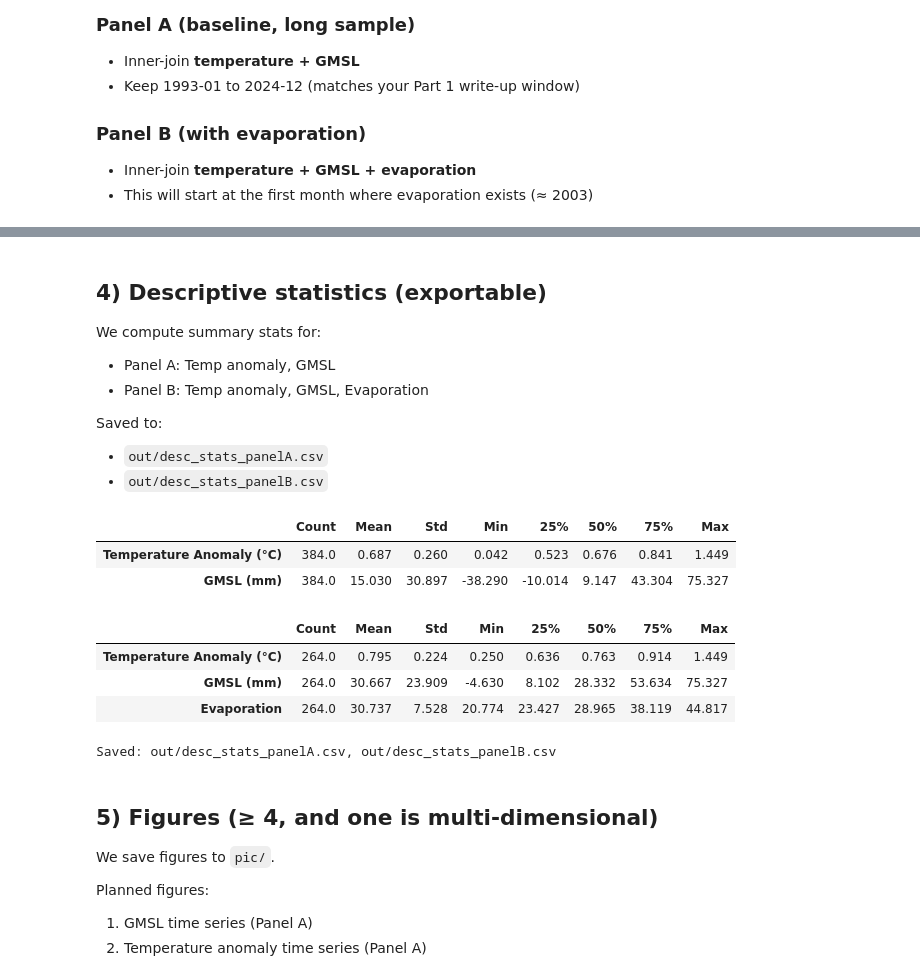
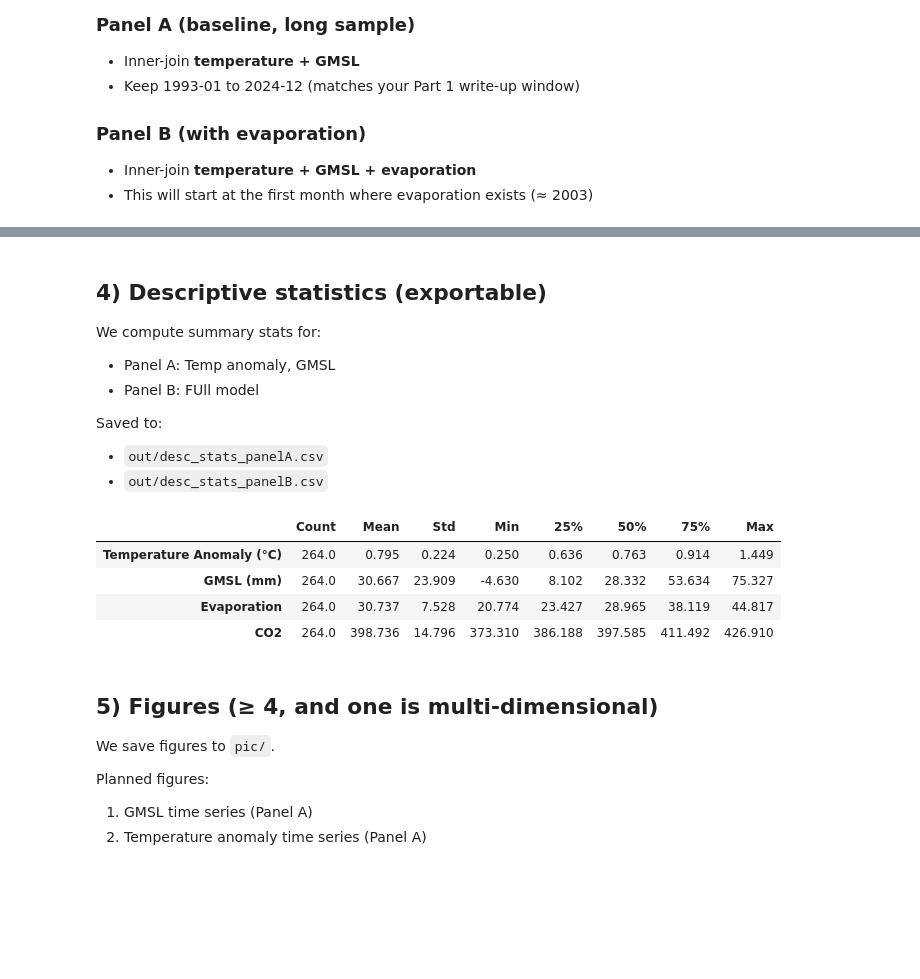
Before and after one commit to XinaiLU/5205_final_proj, a Jupyter notebook: 5205 final.ipynb, the cells around one changed output, grey strips where cells are left out. Drawn from its saved outputs; the diff is of its cells as text; code cells hidden in the pictures; blank space fills up the shorter version.

```diff
--- a/5205 final.ipynb
+++ b/5205 final.ipynb
@@ -197,14 +237,17 @@ def add_time_features(df: pd.DataFrame) -> pd.DataFrame:
 temp = read_temperature_anomaly_txt(TEMP_PATH)
 gmsl = read_gmsl_txt_yearfrac(GMSL_PATH)
 evap = read_evaporation_csv(EVAP_PATH)
+co2 = read_co2_mlo_csv(CO2_PATH)
 
 print("Temp rows:", len(temp), "range:", temp["date"].min(), "to", temp["date"].max())
 print("GMSL rows:", len(gmsl), "range:", gmsl["date"].min(), "to", gmsl["date"].max())
 print("Evap rows:", len(evap), "range:", evap["date"].min(), "to", evap["date"].max())
+print("CO2 rows:", len(co2), "range:", co2["date"].min(), "to", co2["date"].max())
 
 display(temp.head())
 display(gmsl.head())
 display(evap.head())
+display(co2.head())
 # %% [output]
 Temp rows: 2109 range: 1850-01-15 00:00:00 to 2025-09-15 00:00:00
 GMSL rows: 389 range: 1993-01-15 00:00:00 to 2025-05-15 00:00:00
@@ -249,10 +299,11 @@ df_base = (
 df_base = df_base[(df_base["date"] >= "1993-01-01") & (df_base["date"] <= "2024-12-31")].copy()
 df_base = add_time_features(df_base)
 
-# Panel B: Temp + GMSL + Evap
+# Panel B: Full
 df_evap = (
     temp.merge(gmsl, on="date", how="inner")
         .merge(evap, on="date", how="inner")
+        .merge(co2, on="date", how="inner")
         .sort_values("date")
         .reset_index(drop=True)
 )
@@ -260,6 +311,6 @@ df_evap = df_evap[(df_evap["date"] >= "1993-01-01") & (df_evap["date"] <= "2024-
 df_evap = add_time_features(df_evap)
 
 print("Panel A (Temp+GMSL) n =", len(df_base), "range:", df_base["date"].min(), "to", df_base["date"].max())
-print("Panel B (+Evap)     n =", len(df_evap), "range:", df_evap["date"].min(), "to", df_evap["date"].max())
+print("Panel B (Full)     n =", len(df_evap), "range:", df_evap["date"].min(), "to", df_evap["date"].max())
 # %% [output]
 Panel A (Temp+GMSL) n = 384 range: 1993-01-15 00:00:00 to 2024-12-15 00:00:00
@@ -269,7 +320,7 @@ Panel B (+Evap)     n = 264 range: 2003-01-15 00:00:00 to 2024-12-15 00:00:00
 
 We compute summary stats for:
 - Panel A: Temp anomaly, GMSL
-- Panel B: Temp anomaly, GMSL, Evaporation
+- Panel B: FUll model
 
 Saved to:
 - `out/desc_stats_panelA.csv`
@@ -277,43 +328,42 @@ Saved to:
 # %%
 def desc_stats(s: pd.Series) -> dict:
     s = s.dropna()
     return {
         "Count": len(s),
         "Mean": s.mean(),
         "Std": s.std(ddof=1),
         "Min": s.min(),
         "25%": s.quantile(0.25),
         "50%": s.quantile(0.50),
         "75%": s.quantile(0.75),
         "Max": s.max(),
     }
 
-desc_A = pd.DataFrame({
-    "Temperature Anomaly (°C)": desc_stats(df_base["temp_anom"]),
-    "GMSL (mm)": desc_stats(df_base["gmsl_mm"]),
-}).T.round(3)
+# desc_A = pd.DataFrame({
+#     "Temperature Anomaly (°C)": desc_stats(df_base["temp_anom"]),
+#     "GMSL (mm)": desc_stats(df_base["gmsl_mm"]),
+# }).T.round(3)
 
 desc_B = pd.DataFrame({
     "Temperature Anomaly (°C)": desc_stats(df_evap["temp_anom"]),
     "GMSL (mm)": desc_stats(df_evap["gmsl_mm"]),
     "Evaporation": desc_stats(df_evap["evap"]),
+    "CO2": desc_stats(df_evap["co2_avg"]),
+
 }).T.round(3)
 
-display(desc_A)
+# display(desc_A)
 display(desc_B)
 
-desc_A.to_csv("out/desc_stats_panelA.csv")
+# desc_A.to_csv("out/desc_stats_panelA.csv")
 desc_B.to_csv("out/desc_stats_panelB.csv")
-print("Saved: out/desc_stats_panelA.csv, out/desc_stats_panelB.csv")
+# print("Saved: out/desc_stats_panelA.csv, out/desc_stats_panelB.csv")
 # %% [output]
 |  | Count | Mean | Std | Min | 25% | 50% | 75% | Max |
-| Temperature Anomaly (°C) | 384.0 | 0.687 | 0.260 | 0.042 | 0.523 | 0.676 | 0.841 | 1.449 |
-| GMSL (mm) | 384.0 | 15.030 | 30.897 | -38.290 | -10.014 | 9.147 | 43.304 | 75.327 |
+| Temperature Anomaly (°C) | 264.0 | 0.795 | 0.224 | 0.250 | 0.636 | 0.763 | 0.914 | 1.449 |
+| GMSL (mm) | 264.0 | 30.667 | 23.909 | -4.630 | 8.102 | 28.332 | 53.634 | 75.327 |
+| Evaporation | 264.0 | 30.737 | 7.528 | 20.774 | 23.427 | 28.965 | 38.119 | 44.817 |
+| CO2 | 264.0 | 398.736 | 14.796 | 373.310 | 386.188 | 397.585 | 411.492 | 426.910 |
-|  | Count | Mean | Std | Min | 25% | 50% | 75% | Max |
-| Temperature Anomaly (°C) | 264.0 | 0.795 | 0.224 | 0.250 | 0.636 | 0.763 | 0.914 | 1.449 |
-| GMSL (mm) | 264.0 | 30.667 | 23.909 | -4.630 | 8.102 | 28.332 | 53.634 | 75.327 |
-| Evaporation | 264.0 | 30.737 | 7.528 | 20.774 | 23.427 | 28.965 | 38.119 | 44.817 |
-Saved: out/desc_stats_panelA.csv, out/desc_stats_panelB.csv
 # %% [markdown]
 ## 5) Figures (≥ 4, and one is multi-dimensional)
 
```
Also changed, not shown: parts of 3 cells of this notebook, 3 other files.
